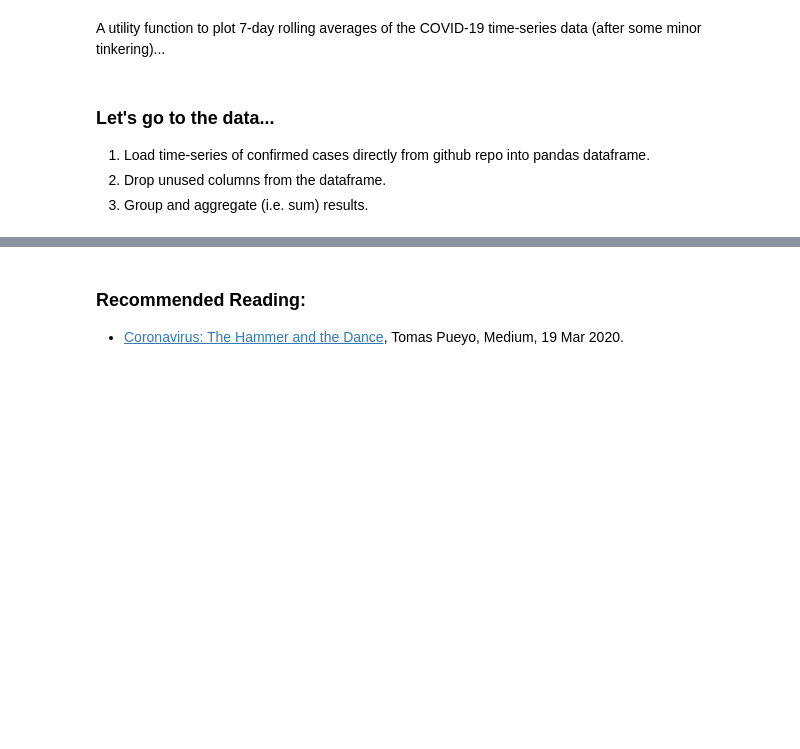
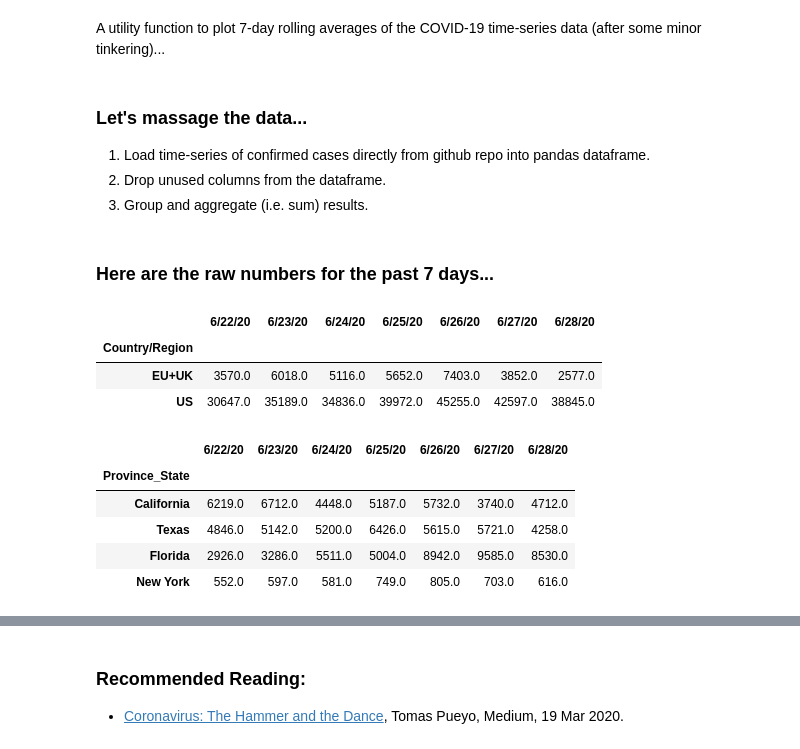
Before and after one commit to Miguel-O-Matic/Check-Pueyos-Prediction, a Jupyter notebook: pueyo.ipynb, the cells around one changed output, grey strips where cells are left out. Drawn from its saved outputs; the diff is of its cells as text; code cells hidden in the pictures; blank space fills up the shorter version.

Commit message:
Now dumping some raw numbers.

```diff
--- a/pueyo.ipynb
+++ b/pueyo.ipynb
@@ -50,7 +50,7 @@ def plotRollingAvg(df, ax, names, title, logscale=False):
         ax.title.set_text(title+', 7-Day Rolling Avg')
     ax.grid(color='#d4d4d4')
 # %% [markdown]
-### Let's go to the data...
+### Let's massage the data...
 1. Load time-series of confirmed cases directly from github repo into pandas dataframe.
 2. Drop unused columns from the dataframe.
 3. Group and aggregate (i.e. sum) results.
@@ -79,4 +80,24 @@ df_us = df_us.drop(columns=[
 df_us = df_us.groupby('Province_State').agg('sum')
 # Add row for US total (not needed or used)
 df_us.loc['United States',:] = df_us.sum(axis=0)
+# %% [markdown]
+### Here are the raw numbers for the past 7 days...
+# %%
+countries = ['EU+UK', 'US']
+df_global.diff(axis=1).loc[countries].iloc[:,-7:]
+# %% [output]
+|  | 6/22/20 | 6/23/20 | 6/24/20 | 6/25/20 | 6/26/20 | 6/27/20 | 6/28/20 |
+| Country/Region |  |  |  |  |  |  |  |
+| EU+UK | 3570.0 | 6018.0 | 5116.0 | 5652.0 | 7403.0 | 3852.0 | 2577.0 |
+| US | 30647.0 | 35189.0 | 34836.0 | 39972.0 | 45255.0 | 42597.0 | 38845.0 |
+# %%
+states = ['California', 'Texas', 'Florida', 'New York']
+df_us.diff(axis=1).loc[states].iloc[:,-7:]
+# %% [output]
+|  | 6/22/20 | 6/23/20 | 6/24/20 | 6/25/20 | 6/26/20 | 6/27/20 | 6/28/20 |
+| Province_State |  |  |  |  |  |  |  |
+| California | 6219.0 | 6712.0 | 4448.0 | 5187.0 | 5732.0 | 3740.0 | 4712.0 |
+| Texas | 4846.0 | 5142.0 | 5200.0 | 6426.0 | 5615.0 | 5721.0 | 4258.0 |
+| Florida | 2926.0 | 3286.0 | 5511.0 | 5004.0 | 8942.0 | 9585.0 | 8530.0 |
+| New York | 552.0 | 597.0 | 581.0 | 749.0 | 805.0 | 703.0 | 616.0 |
 # %% [markdown]
```
Also changed, not shown: parts of 4 cells of this notebook.
